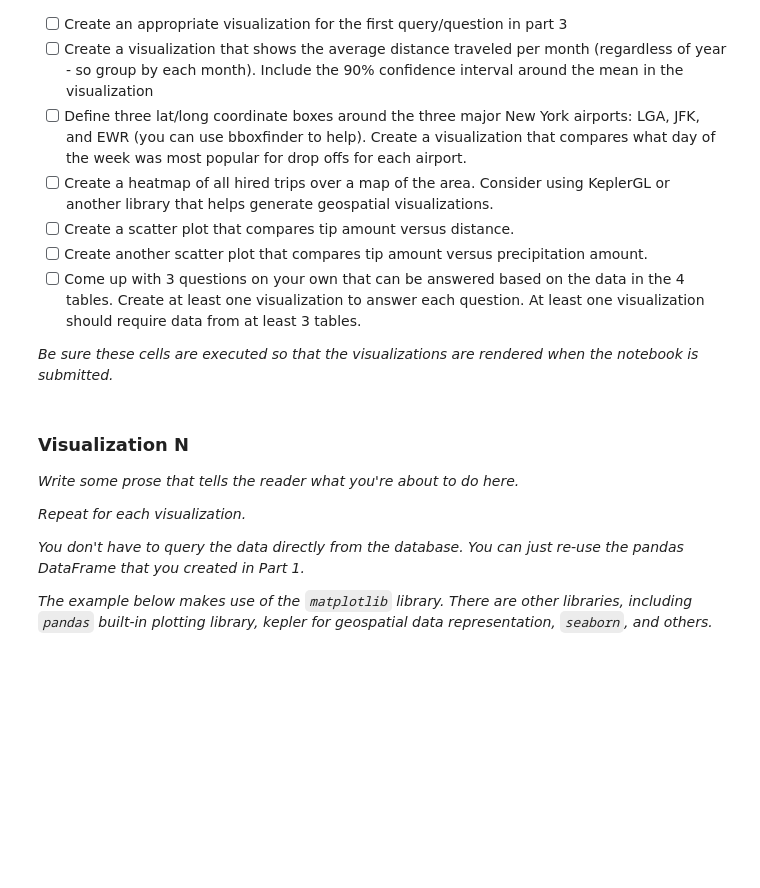
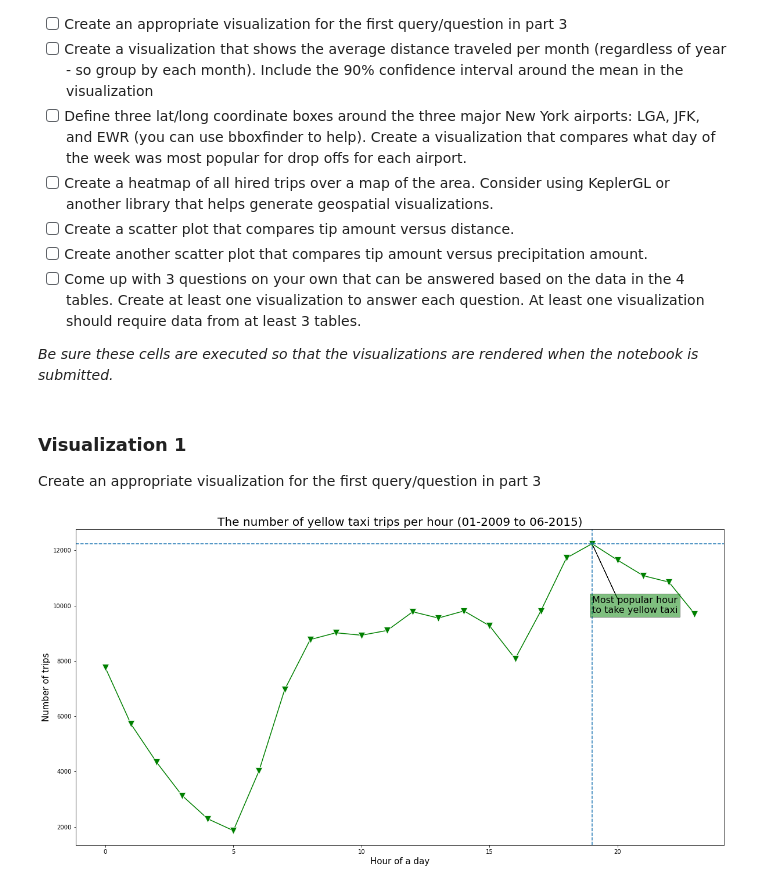
Before and after one commit to MissHela/PYFinalProject, a Jupyter notebook: Final_Project.ipynb, the cells around one changed output. Cells and saved outputs as stored; diff of their text form; code cells hidden in the pictures; blank space fills up the shorter version.

```diff
--- a/Final_Project.ipynb
+++ b/Final_Project.ipynb
@@ -616,4 +627,10 @@ _Repeat for each query_
 # %%
-QUERY_N = """
-TODO
+QUERY_1 = """
+select cast(strftime('%H', pickup_datetime) as int) as hour, count(*) as trip_count
+from taxi_trips
+where strftime('%Y-%m',pickup_datetime) between "2009-01" and "2015-06"
+group by strftime('%H', pickup_datetime)
+order by trip_count desc
 """
+ans_1 = engine.execute(QUERY_1).fetchall()
+ans_1
@@ -646,30 +979,26 @@ _A checklist of requirements to keep you on track. Remove this whole cell before
 
 _Be sure these cells are executed so that the visualizations are rendered when the notebook is submitted._
 # %% [markdown]
-### Visualization N
-
-_Write some prose that tells the reader what you're about to do here._
-
-_Repeat for each visualization._
-
-_You don't have to query the data directly from the database. You can just re-use the pandas DataFrame that you created in Part 1._
-
-_The example below makes use of the `matplotlib` library. There are other libraries, including `pandas` built-in plotting library, kepler for geospatial data representation, `seaborn`, and others._
+### Visualization 1
+Create an appropriate visualization for the first query/question in part 3
 # %%
-# use a more descriptive name for your function
-def plot_visual_n(dataframe):
+def plot_hour_trip_count(df):
     figure, axes = plt.subplots(figsize=(20, 10))
-
-    values = "..."  # use the dataframe to pull out values needed to plot
-
-    # you may want to use matplotlib to plot your visualizations;
-    # there are also many other plot types (other
-    # than axes.plot) you can use
-    axes.plot(values, "...")
-    # there are other methods to use to label your axes, to style
-    # and set up axes labels, etc
-    axes.set_title("Some Descriptive Title")
-
+    sns.lineplot(x='hour', y='trip_count', data=df, color='g', marker='v', markersize=12)
+    plt.xlabel('Hour of a day', fontsize=15)
+    plt.ylabel('Number of trips', fontsize=15)
+    axes.set_title("The number of yellow taxi trips per hour (01-2009 to 06-2015)", fontsize=20)
+    # add vertical line at the hour with most trips
+    hour_max_trip = dataframe1['hour'][dataframe1['trip_count'].idxmax()]
+    plt.axvline(x=hour_max_trip, linestyle='--')
+    max_trip = dataframe1['trip_count'].max()
+    plt.axhline(y=max_trip, linestyle='--')
+    plt.arrow(hour_max_trip, max_trip, 1, -2000)
+    plt.text(hour_max_trip, max_trip-2500, 'Most popular hour\nto take yellow taxi', fontsize = 16,
+             bbox = dict(facecolor = 'g', alpha = 0.5))
     plt.show()
 # %%
-plot_visual_n(some_dataframe)
+dataframe1 = pd.DataFrame(ans_1)
+plot_hour_trip_count(dataframe1)
+# %% [output]
+[figure, added]
```
Also changed, not shown: parts of 62 cells of this notebook.
